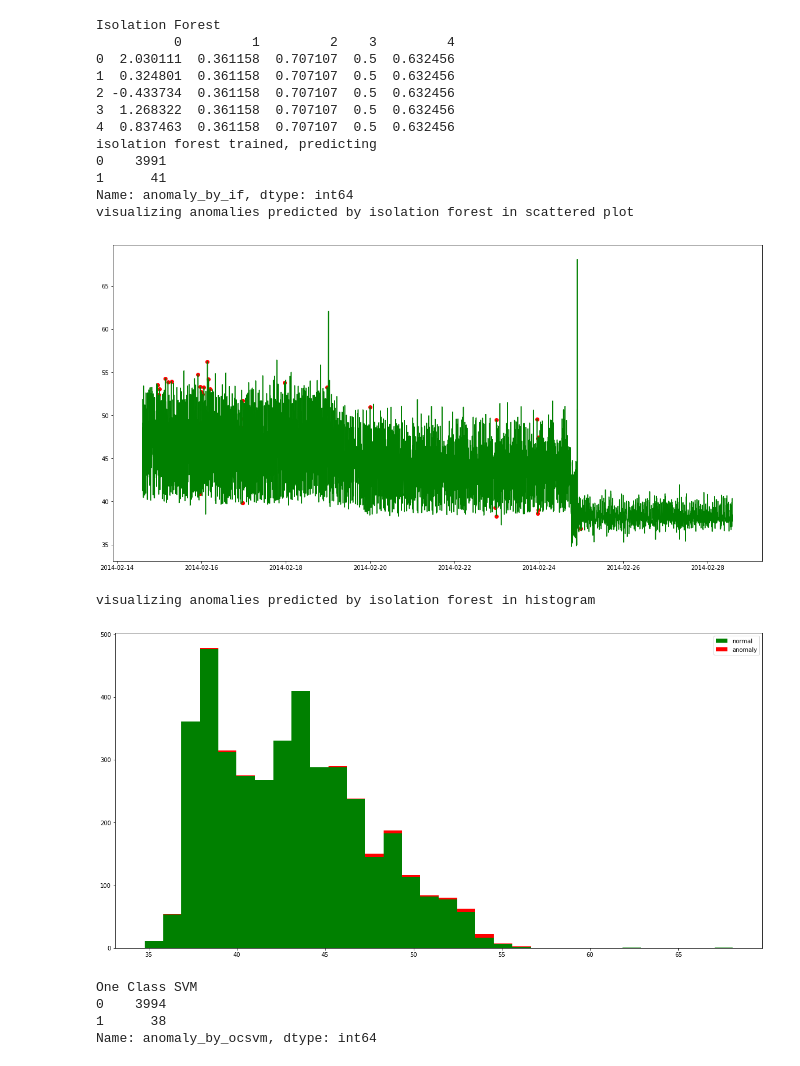
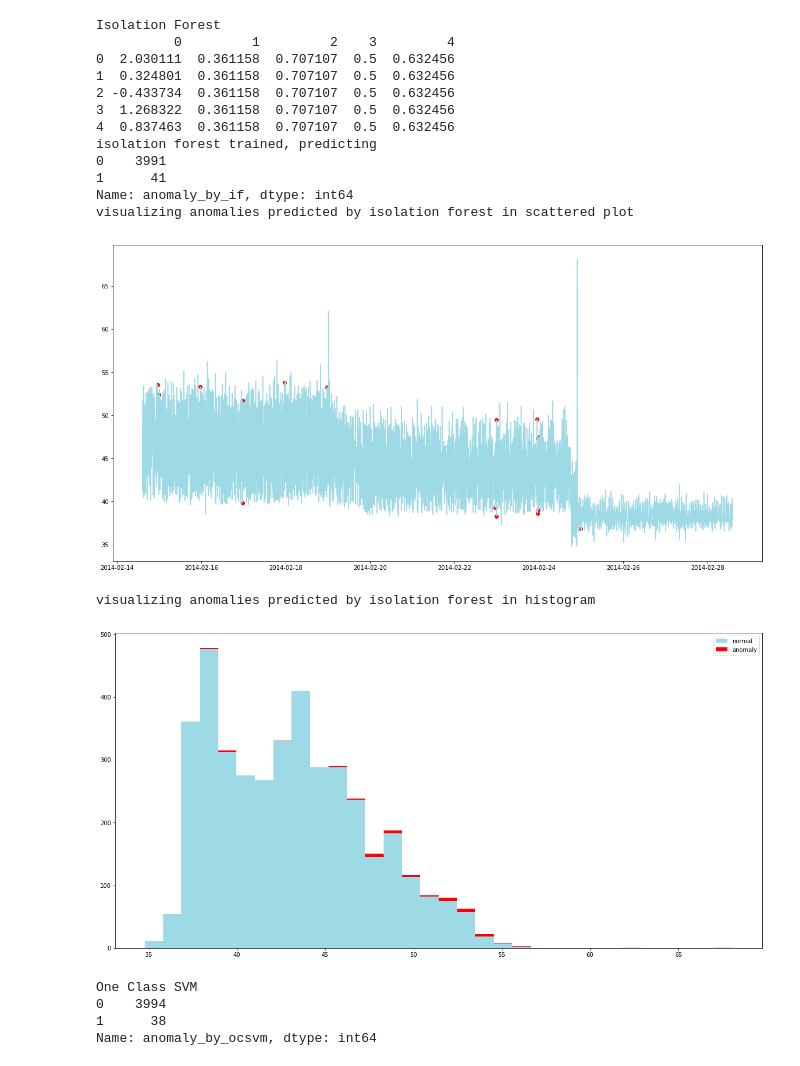
Before and after one commit to telenovelachuan/dream_of_anomalies, a Jupyter notebook: notebooks/2_anomaly_detection_modeling.ipynb, the cells around one changed output. Drawn from its saved outputs; the diff is of its cells as text; code cells hidden in the pictures.

```diff
--- a/notebooks/2_anomaly_detection_modeling.ipynb
+++ b/notebooks/2_anomaly_detection_modeling.ipynb
@@ -27,48 +21,51 @@ df_features = df[['value', 'hours', 'daylight', 'day_of_the_week', 'is_week_day'
 min_max_scaler = StandardScaler()
 np_scaled = min_max_scaler.fit_transform(df_features)
 data = pd.DataFrame(np_scaled)
+NORMAL_COLOR = '#9edae6'
 print data.head()
 
 outliers_fraction = 0.01
 model =  IsolationForest(contamination=outliers_fraction)
 model.fit(data)
+with open('../models/isolation_forest.model','wb') as f:
+    pickle.dump(model,f)
 print "isolation forest trained, predicting"
 df['anomaly_by_if'] = pd.Series(model.predict(data))
 df['anomaly_by_if'] = df['anomaly_by_if'].map( {1: 0, -1: 1} )
 print(df['anomaly_by_if'].value_counts())
 
 print "visualizing anomalies predicted by isolation forest in scattered plot"
 plt.figure(figsize=(20, 10))
 anomalies = df.loc[df['anomaly_by_if'] == 1, ['timestamp', 'value']]
-plt.plot(df['timestamp'], df['value'], color='green')
+plt.plot(df['timestamp'], df['value'], color=NORMAL_COLOR)
 plt.scatter(anomalies['timestamp'],anomalies['value'], color='red')
 plt.show()
 # %% [output]
 Isolation Forest
           0         1         2    3         4
 0  2.030111  0.361158  0.707107  0.5  0.632456
 1  0.324801  0.361158  0.707107  0.5  0.632456
 2 -0.433734  0.361158  0.707107  0.5  0.632456
 3  1.268322  0.361158  0.707107  0.5  0.632456
 4  0.837463  0.361158  0.707107  0.5  0.632456
 isolation forest trained, predicting
 0    3991
 1      41
 Name: anomaly_by_if, dtype: int64
 visualizing anomalies predicted by isolation forest in scattered plot
-[figure, old version]
+[figure, new version]
 # %%
 print "visualizing anomalies predicted by isolation forest in histogram"
 normal = df.loc[df['anomaly_by_if'] == 0, 'value']
 anomaly = df.loc[df['anomaly_by_if'] == 1, 'value']
 
 plt.figure(figsize=(20, 10))
-plt.hist([normal, anomaly], bins=32, stacked=True, color=['green', 'red'], label = ['normal', 'anomaly'])
+plt.hist([normal, anomaly], bins=32, stacked=True, color=[NORMAL_COLOR, 'red'], label = ['normal', 'anomaly'])
 plt.legend()
 plt.show()
 # %% [output]
 visualizing anomalies predicted by isolation forest in histogram
-[figure, old version]
+[figure, new version]
 # %%
 print "One Class SVM"
 from sklearn.svm import OneClassSVM
```
Also changed, not shown: parts of 6 cells of this notebook, 4 other files.
